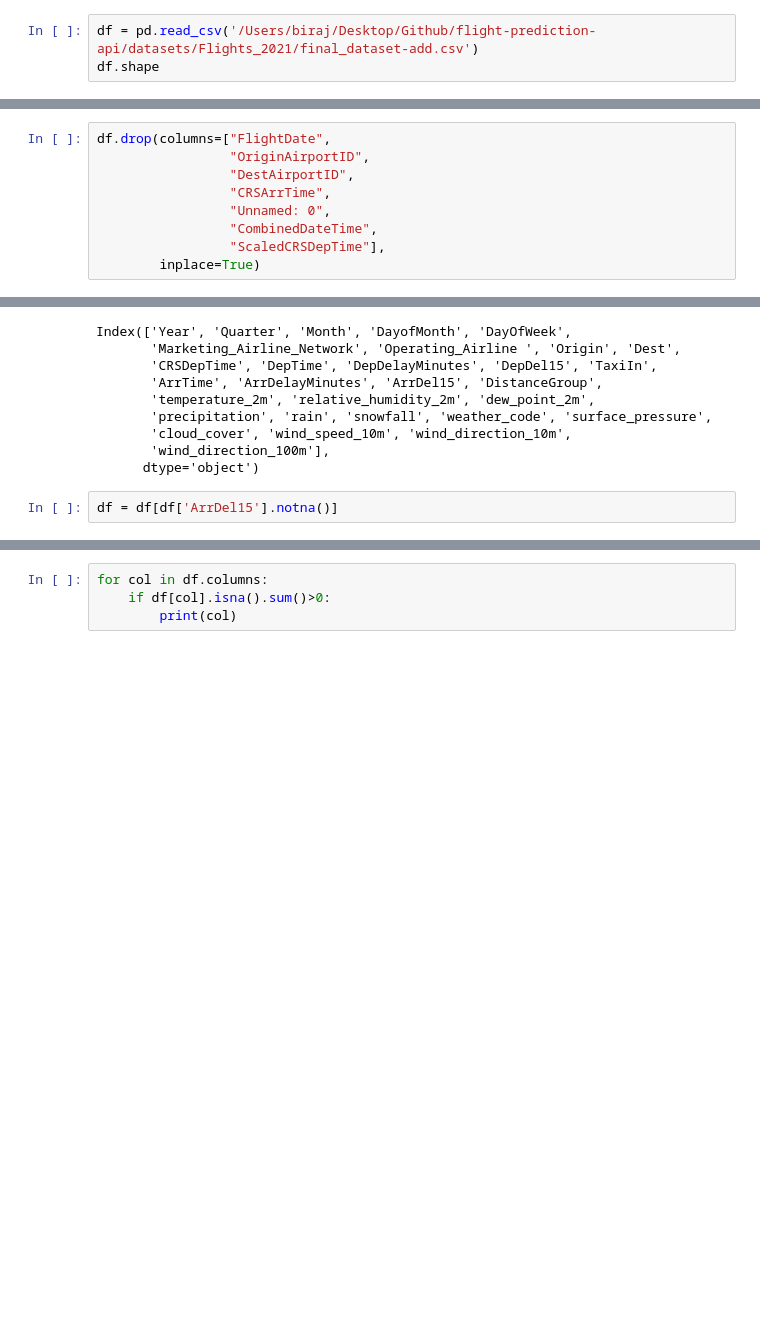
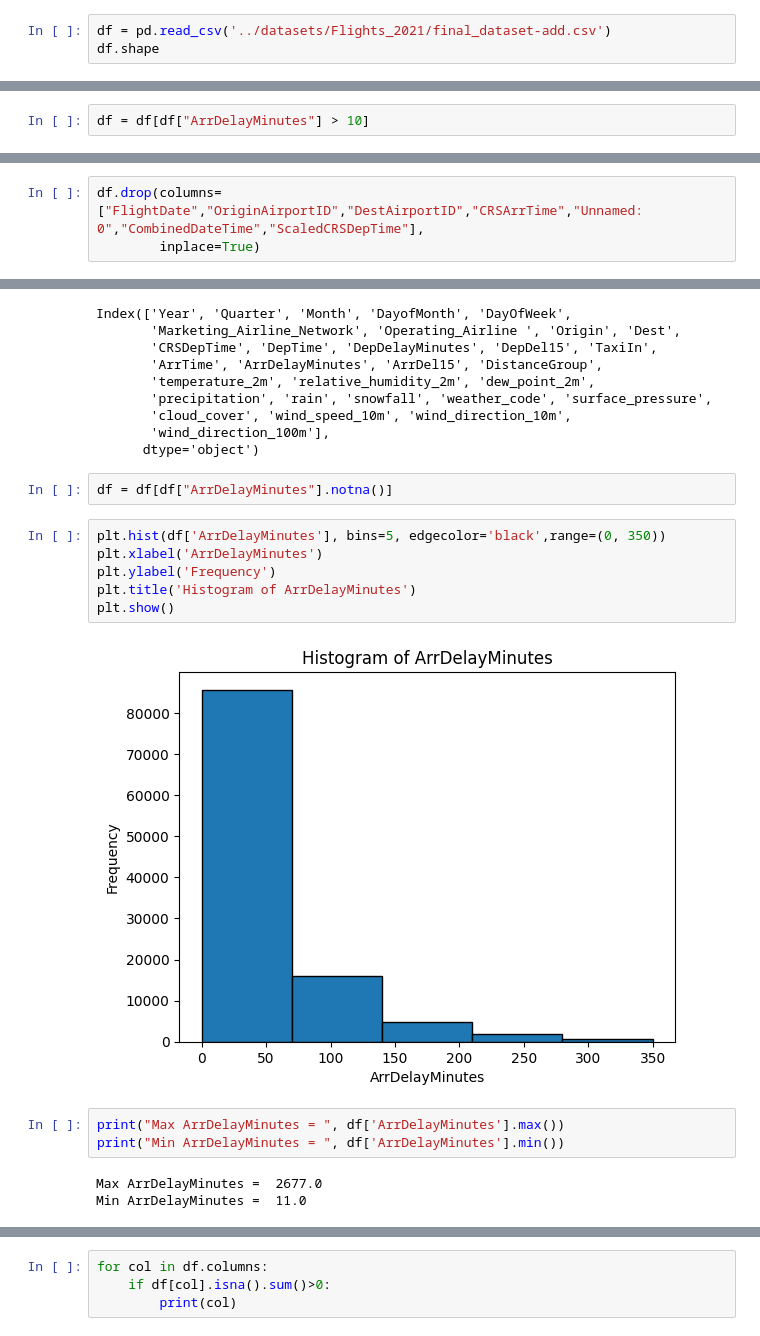
Before and after one commit to scherbatsky-jr/flight-prediction-api, a Jupyter notebook: notebooks/r-test.ipynb, the cells around one changed output, grey strips where cells are left out. Cells and saved outputs as stored; diff of their text form; blank space fills up the shorter version.

```diff
--- a/notebooks/r-test.ipynb
+++ b/notebooks/r-test.ipynb
@@ -34,5 +24,5 @@ from scipy.stats import pointbiserialr
 # %%
-df = pd.read_csv('/Users/biraj/Desktop/Github/flight-prediction-api/datasets/Flights_2021/final_dataset-add.csv')
+df = pd.read_csv('../datasets/Flights_2021/final_dataset-add.csv')
 df.shape
 # %% [output]
 (538040, 37)
@@ -38,0 +48,2 @@ df.shape
+# %%
+df = df[df["ArrDelayMinutes"] > 10]
@@ -50,13 +67,7 @@ Index(['Unnamed: 0', 'Year', 'Quarter', 'Month', 'DayofMonth', 'DayOfWeek',
        'wind_speed_10m', 'wind_direction_10m', 'wind_direction_100m'],
       dtype='object')
 # %%
-df.drop(columns=["FlightDate",
-                 "OriginAirportID",
-                 "DestAirportID",
-                 "CRSArrTime",
-                 "Unnamed: 0",
-                 "CombinedDateTime",
-                 "ScaledCRSDepTime"],
+df.drop(columns=["FlightDate","OriginAirportID","DestAirportID","CRSArrTime","Unnamed: 0","CombinedDateTime","ScaledCRSDepTime"],
         inplace=True)
 # %%
 df.columns
@@ -71,4 +82,18 @@ Index(['Year', 'Quarter', 'Month', 'DayofMonth', 'DayOfWeek',
        'wind_direction_100m'],
       dtype='object')
 # %%
-df = df[df['ArrDel15'].notna()]
+df = df[df["ArrDelayMinutes"].notna()]
+# %%
+plt.hist(df['ArrDelayMinutes'], bins=5, edgecolor='black',range=(0, 350))
+plt.xlabel('ArrDelayMinutes')
+plt.ylabel('Frequency')
+plt.title('Histogram of ArrDelayMinutes')
+plt.show()
+# %% [output]
+[figure, added]
+# %%
+print("Max ArrDelayMinutes = ", df['ArrDelayMinutes'].max())
+print("Min ArrDelayMinutes = ", df['ArrDelayMinutes'].min())
+# %% [output]
+Max ArrDelayMinutes =  2677.0
+Min ArrDelayMinutes =  11.0
```
Also changed, not shown: parts of 27 cells of this notebook, 2 other files.
